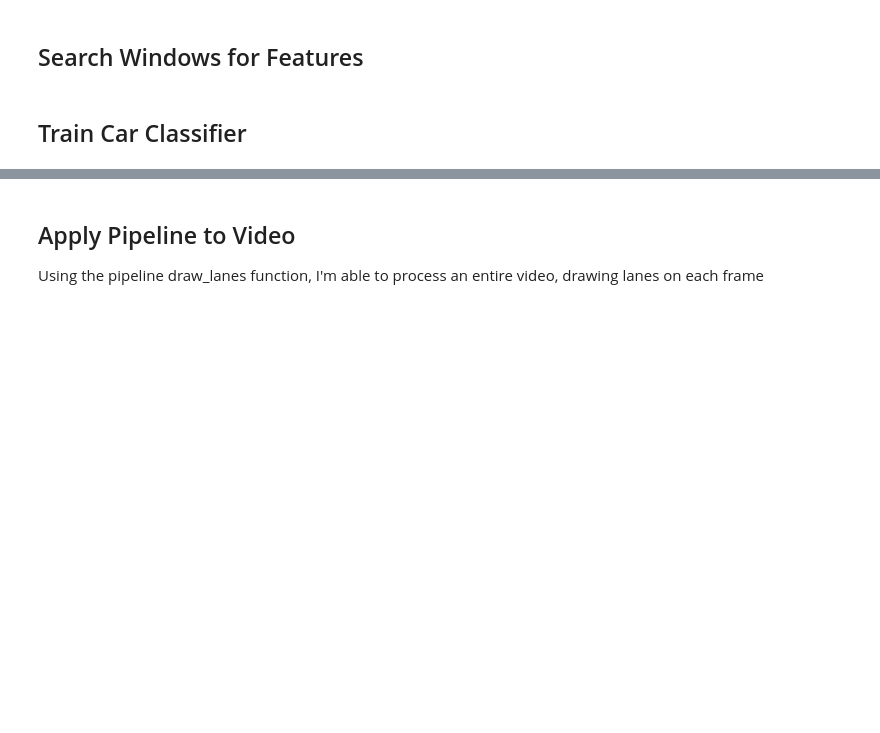
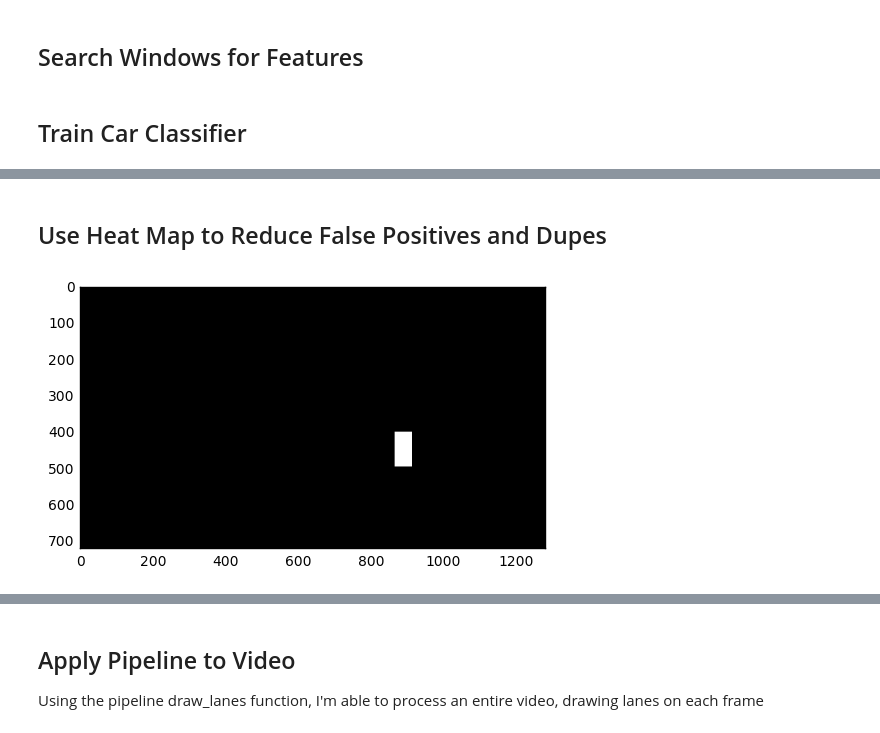
Before and after one commit to ckirksey3/vehicle-detection-with-svm, a Jupyter notebook: P1.ipynb, the cells around one changed output, grey strips where cells are left out. Saved outputs shown, nothing was run; the diff lists cells and outputs as text; code cells hidden in the pictures; blank space fills up the shorter version.

Commit message:
apply heat map, still not filtering effectively

```diff
--- a/P1.ipynb
+++ b/P1.ipynb
@@ -309,0 +310,40 @@ plt.show()
+# %% [markdown]
+## Use Heat Map to Reduce False Positives and Dupes
+# %%
+from scipy.ndimage.measurements import label
+def add_heat(heatmap, bbox_list):
+    # Iterate through list of bboxes
+    for box in bbox_list:
+        # Add += 1 for all pixels inside each bbox
+        # Assuming each "box" takes the form ((x1, y1), (x2, y2))
+        heatmap[box[0][1]:box[1][1], box[0][0]:box[1][0]] += 1
+
+    # Return updated heatmap
+    return heatmap
+
+def apply_threshold(heatmap, threshold):
+    # Zero out pixels below the threshold
+    heatmap[heatmap <= threshold] = 0
+    # Return thresholded map
+    return heatmap
+
+draw_image = np.copy(window_img)
+windows = slide_window(image, x_start_stop=[None, None], y_start_stop=y_start_stop,
+                    xy_window=(96, 96), xy_overlap=(0.5, 0.5))
+
+hot_windows = search_windows(image, windows, svc, X_scaler, color_space=color_space,
+                        spatial_size=spatial_size, hist_bins=hist_bins,
+                        orient=orient, pix_per_cell=pix_per_cell,
+                        cell_per_block=cell_per_block,
+                        hog_channel=hog_channel, spatial_feat=spatial_feat,
+                        hist_feat=hist_feat, hog_feat=hog_feat)
+
+heatmap = np.zeros_like(image[:,:,0]).astype(np.float)
+heatmap = add_heat(heatmap, hot_windows)
+heatmap = apply_threshold(heatmap, 1)
+labels = label(heatmap)
+# print(labels[1], 'cars found')
+plt.imshow(labels[0], cmap='gray')
+plt.show()
+# %% [output]
+[figure, added]
```
Also changed, not shown: parts of 7 cells of this notebook, 1 other file.
